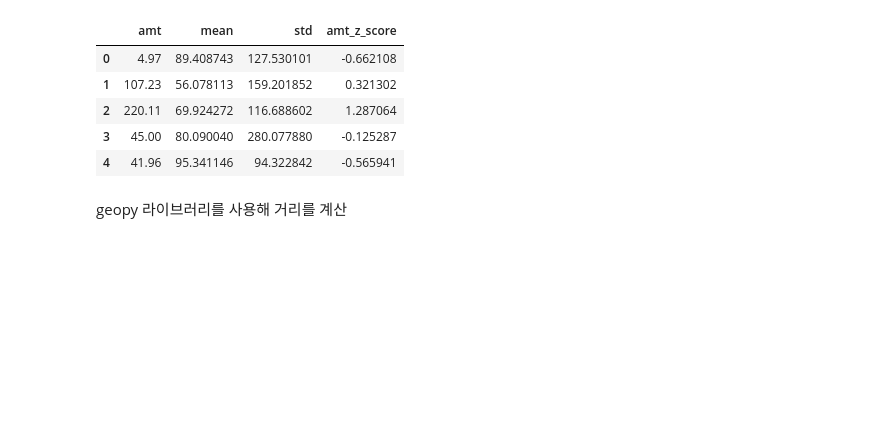
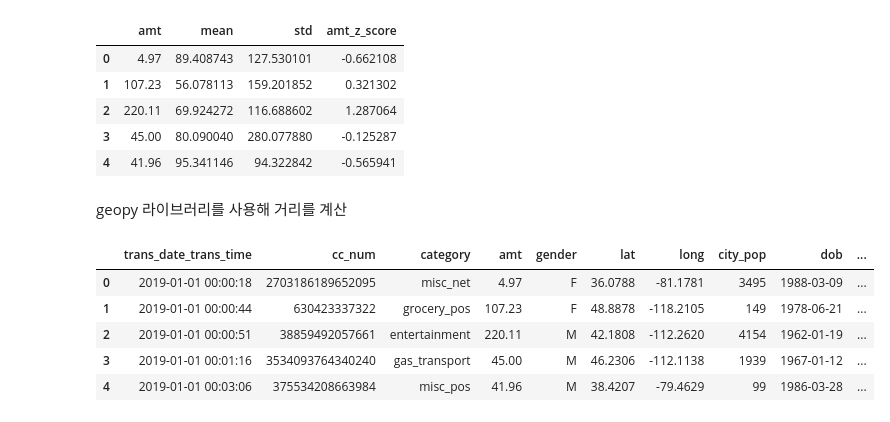
Before and after one commit to yk-Jeong/dsnote_examples, a Jupyter notebook: dsnote_11_lightGBM.ipynb, the cells around one changed output. Cells and saved outputs as stored; diff of their text form; code cells hidden in the pictures; blank space fills up the shorter version.

```diff
--- a/dsnote_11_lightGBM.ipynb
+++ b/dsnote_11_lightGBM.ipynb
@@ -133,3 +152,24 @@ data.drop(['mean', 'std'], axis=1, inplace=True)
 geopy 라이브러리를 사용해 거리를 계산
 # %%
 import geopy.distance
+# %%
+# 위도와 경도를 한 변수로 통합
+data['merch_coord'] = pd.Series(zip(data['merch_lat'], data['merch_long']))
+data['cust_coord'] = pd.Series(zip(data['lat'], data['long']))
+# %%
+data['distance'] = data.apply(lambda x: geopy.distance.distance(x['merch_coord'], x['cust_coord']).km, axis=1)
+# %%
+# 이전과 같은 방식으로 z score 구함
+distance_info = data.groupby('cc_num').agg(['mean', 'std'])['distance'].reset_index()
+data = data.merge(distance_info, on='cc_num', how='left')
+data['distance_z_score'] = (data['distance'] - data['mean']) / data['std']
+data.drop(['mean', 'std'], axis=1, inplace=True)
+# %%
+data.head()
+# %% [output]
+|  | trans_date_trans_time | cc_num | category | amt | gender | lat | long | city_pop | dob | ... |
+| 0 | 2019-01-01 00:00:18 | 2703186189652095 | misc_net | 4.97 | F | 36.0788 | -81.1781 | 3495 | 1988-03-09 | ... |
+| 1 | 2019-01-01 00:00:44 | 630423337322 | grocery_pos | 107.23 | F | 48.8878 | -118.2105 | 149 | 1978-06-21 | ... |
+| 2 | 2019-01-01 00:00:51 | 38859492057661 | entertainment | 220.11 | M | 42.1808 | -112.2620 | 4154 | 1962-01-19 | ... |
+| 3 | 2019-01-01 00:01:16 | 3534093764340240 | gas_transport | 45.00 | M | 46.2306 | -112.1138 | 1939 | 1967-01-12 | ... |
+| 4 | 2019-01-01 00:03:06 | 375534208663984 | misc_pos | 41.96 | M | 38.4207 | -79.4629 | 99 | 1986-03-28 | ... |
```
Also changed, not shown: parts of 6 cells of this notebook.
